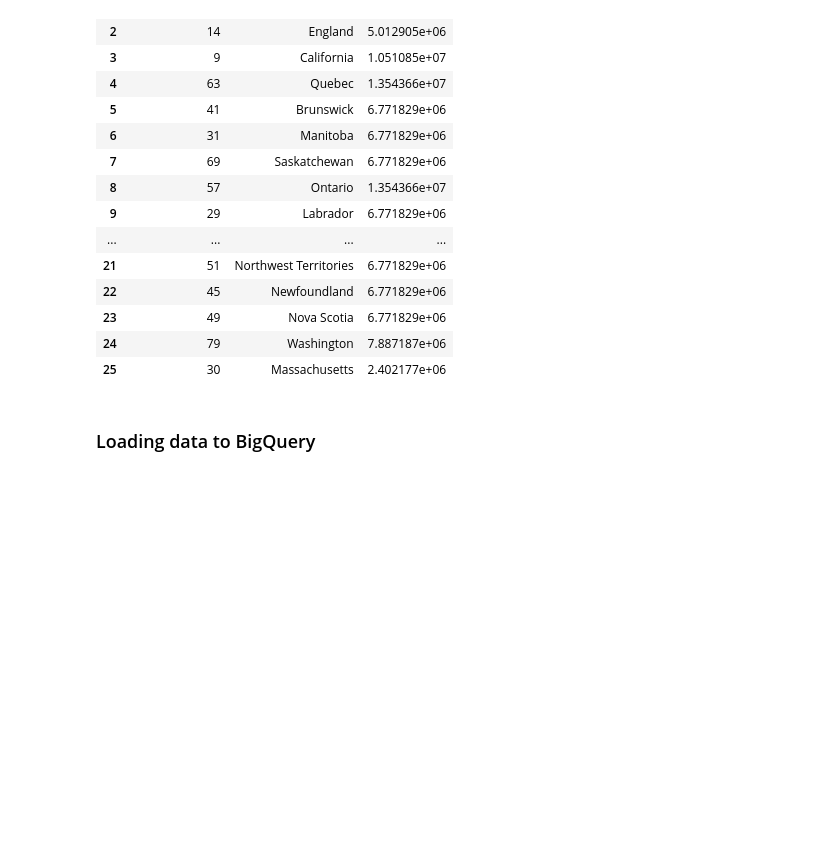
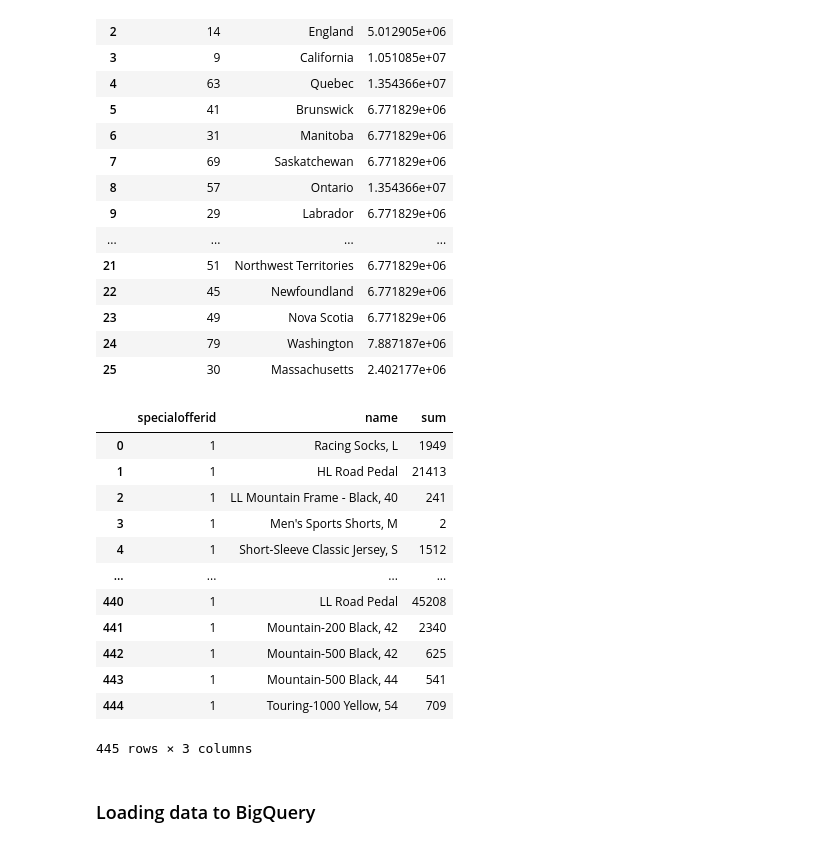
Before and after one commit to EduardoVasquezCuadros/taller1BDII-, a Jupyter notebook: Taller1.ipynb, the cells around one changed output. Saved outputs shown, nothing was run; the diff lists cells and outputs as text; code cells hidden in the pictures; blank space fills up the shorter version.

Commit message:
add Grouping3
add Grouping3
add image Grouping3

```diff
--- a/Taller1.ipynb
+++ b/Taller1.ipynb
@@ -31,8 +31,9 @@ from google.oauth2 import service_account
 conn = psycopg2.connect( host = 'localhost', port = 5432, database = 'Adventureworks', user = 'postgres', password = '1234' )
 # %%
 cur = conn.cursor()
-table1 = pd.read_sql_query( 'SELECT 	s.productid,p.name,	SUM(orderqty) FROM sales.salesorderdetail AS s INNER JOIN production.product AS p ON s.productid = p.productid INNER JOIN production.productcosthistory AS ph ON ph.productid = p.productid group by s.productid, p.name', conn )
-table2 = pd.read_sql_query('SELECT 	s.stateprovinceid, sp.name, SUM(salesytd) FROM sales.salestaxrate AS s INNER JOIN person.stateprovince AS sp ON sp.stateprovinceid = s.stateprovinceid INNER JOIN sales.salesterritory AS t ON t.territoryid = sp.territoryid group by s.stateprovinceid, sp.name', conn)
+table1 = pd.read_sql_query('SELECT s.productid,p.name,	SUM(orderqty) FROM sales.salesorderdetail AS s INNER JOIN production.product AS p ON s.productid = p.productid INNER JOIN production.productcosthistory AS ph ON ph.productid = p.productid group by s.productid, p.name', conn )
+table2 = pd.read_sql_query('SELECT s.stateprovinceid, sp.name, SUM(salesytd) FROM sales.salestaxrate AS s INNER JOIN person.stateprovince AS sp ON sp.stateprovinceid = s.stateprovinceid INNER JOIN sales.salesterritory AS t ON t.territoryid = sp.territoryid group by s.stateprovinceid, sp.name', conn)
+table3 = pd.read_sql_query('SELECT s.specialofferid, p.name, SUM(quantity) FROM sales.specialofferproduct AS s INNER JOIN production.product AS p ON p.productid = s.productid INNER JOIN production.transactionhistory AS t ON t.productid = p.productid group by s.specialofferid, p.name', conn)
 cur.close()
 # %%
 conn.close()
@@ -70,6 +98,8 @@ dtype: object
 grouping = table1
 # %%
 grouping2 = table2
+# %%
+grouping3 = table3
 # %% [markdown]
 ### Transforming data
 # %%
@@ -108,6 +138,22 @@ grouping2
 | 23 | 49 | Nova Scotia | 6.771829e+06 |
 | 24 | 79 | Washington | 7.887187e+06 |
 | 25 | 30 | Massachusetts | 2.402177e+06 |
+# %%
+grouping3
+# %% [output]
+|  | specialofferid | name | sum |
+| 0 | 1 | Racing Socks, L | 1949 |
+| 1 | 1 | HL Road Pedal | 21413 |
+| 2 | 1 | LL Mountain Frame - Black, 40 | 241 |
+| 3 | 1 | Men's Sports Shorts, M | 2 |
+| 4 | 1 | Short-Sleeve Classic Jersey, S | 1512 |
+| ... | ... | ... | ... |
+| 440 | 1 | LL Road Pedal | 45208 |
+| 441 | 1 | Mountain-200 Black, 42 | 2340 |
+| 442 | 1 | Mountain-500 Black, 42 | 625 |
+| 443 | 1 | Mountain-500 Black, 44 | 541 |
+| 444 | 1 | Touring-1000 Yellow, 54 | 709 |
+445 rows × 3 columns
 # %% [markdown]
 ### Loading data to BigQuery
 # %%
```
Also changed, not shown: parts of 7 cells of this notebook, 1 other file.
